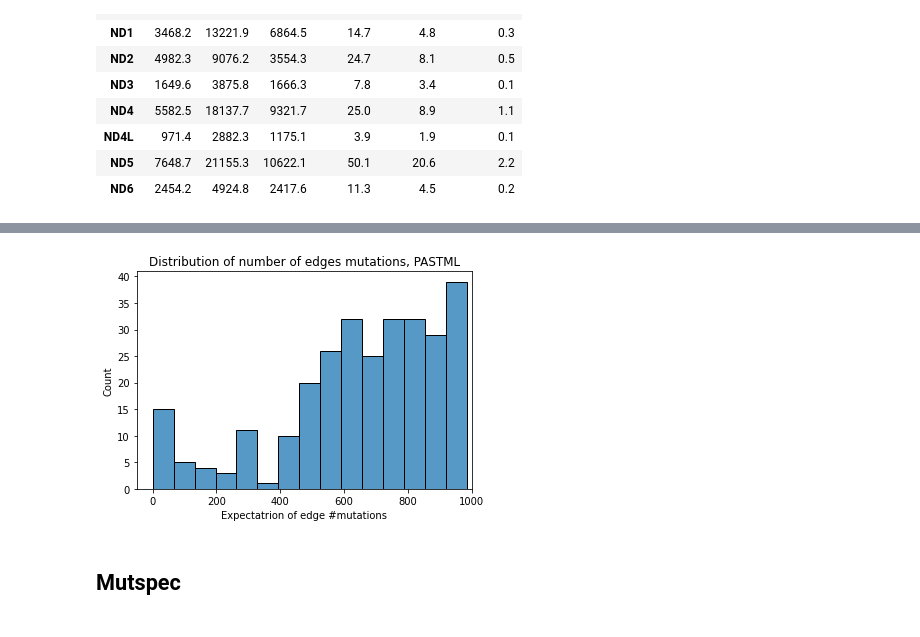
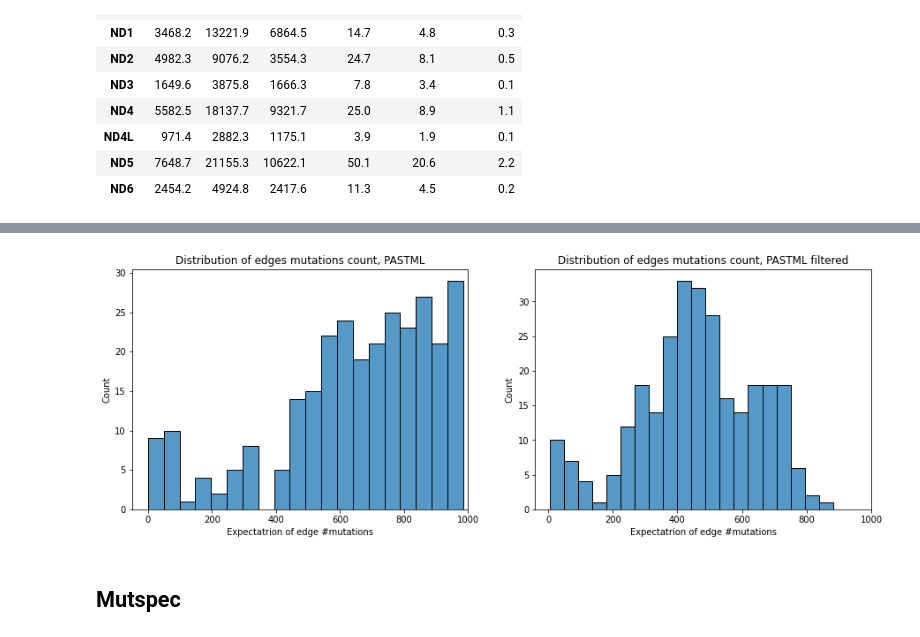
Before and after one commit to mitoclub/PyMutSpec, a Jupyter notebook: notebooks/pastml_report.ipynb, the cells around one changed output, grey strips where cells are left out. Saved outputs shown, nothing was run; the diff lists cells and outputs as text; code cells hidden in the pictures.

```diff
--- a/notebooks/pastml_report.ipynb
+++ b/notebooks/pastml_report.ipynb
@@ -200,11 +208,18 @@ plt.show()
 # %%
-sns.histplot(mut_pastml.groupby("AltNode").ProbaFull.sum(), bins=15)
-plt.title("Distribution of number of edges mutations, PASTML")
+plt.figure(figsize=(15, 5))
+plt.subplot(121)
+sns.histplot(mut_pastml.groupby("AltNode").ProbaFull.sum(), bins=20)
+plt.title("Distribution of edges mutations count, PASTML")
+plt.xlabel("Expectatrion of edge #mutations")
+plt.xlim(None, 1000)
+plt.subplot(122)
+sns.histplot(mut_pastml[mut_pastml.ProbaFull > 0.1].groupby("AltNode").ProbaFull.sum(), bins=20)
+plt.title("Distribution of edges mutations count, PASTML filtered")
 plt.xlabel("Expectatrion of edge #mutations")
 plt.xlim(None, 1000)
 plt.show()
 # %% [output]
-[figure, old version]
+[figure, new version]
 # %% [markdown]
 ## Mutspec
 # %%
```
Also changed, not shown: parts of 41 cells of this notebook, 2 other files.
